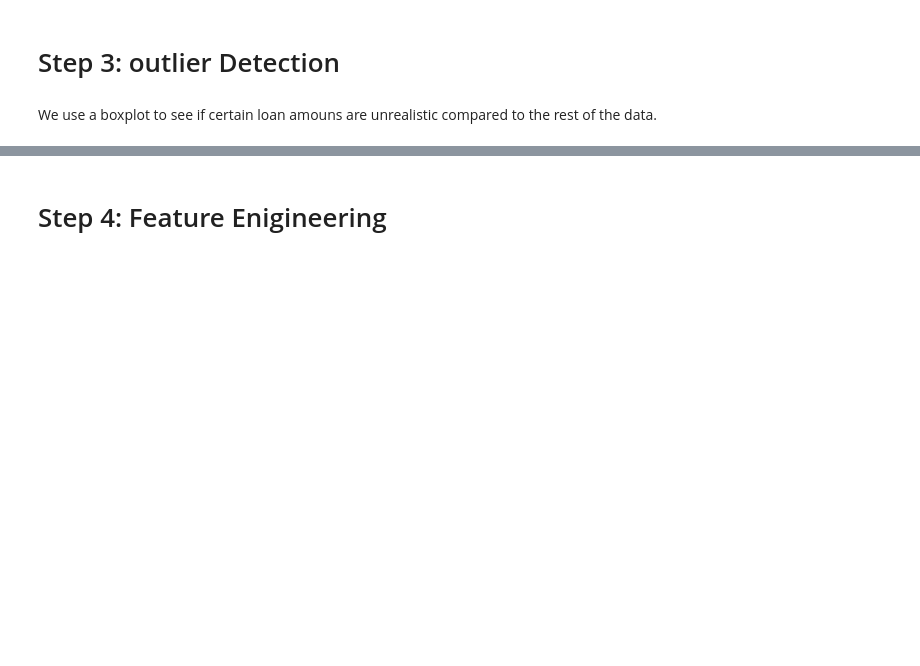
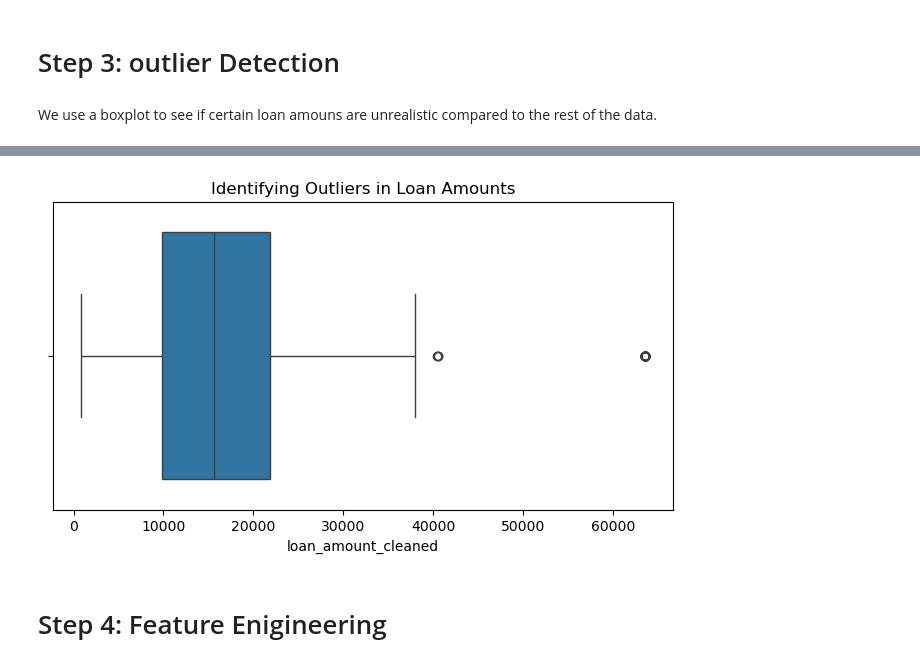
Before and after one commit to Hasnain-Developer1/Python, a Jupyter notebook: 68_Loan-Risk-Analysis-and-Feature-Engineering.ipynb, the cells around one changed output, grey strips where cells are left out. Saved outputs shown, nothing was run; the diff lists cells and outputs as text; code cells hidden in the pictures; blank space fills up the shorter version.

Commit message:
Mini Project - Loan Risk Analysis & Feature Engineering

```diff
--- a/68_Loan-Risk-Analysis-and-Feature-Engineering.ipynb
+++ b/68_Loan-Risk-Analysis-and-Feature-Engineering.ipynb
@@ -60,13 +108,19 @@ plt.show()
 # %%
 # Clipping outliers to the 90th percentile
 qu_limit = df['loan_amount'].quantile(0.95)
 ql_limit = df['loan_amount'].quantile(0.05)
-df ['loan_amount_cleaned'] = df['loan_amount'] Eclip (upper-qu_limit, lower=ql_limit)
+
+df['loan_amount_cleaned'] = df['loan_amount'].clip(
+    upper=qu_limit,
+    lower=ql_limit
+)
 
 plt.figure(figsize=(8, 4))
 sns.boxplot(x=df['loan_amount_cleaned'])
 plt.title("Identifying Outliers in Loan Amounts")
 plt.show()
+# %% [output]
+[figure, added]
 # %% [markdown]
 # Step 4: Feature Enigineering
 # %% [markdown]
```
Also changed, not shown: parts of 8 cells of this notebook.
